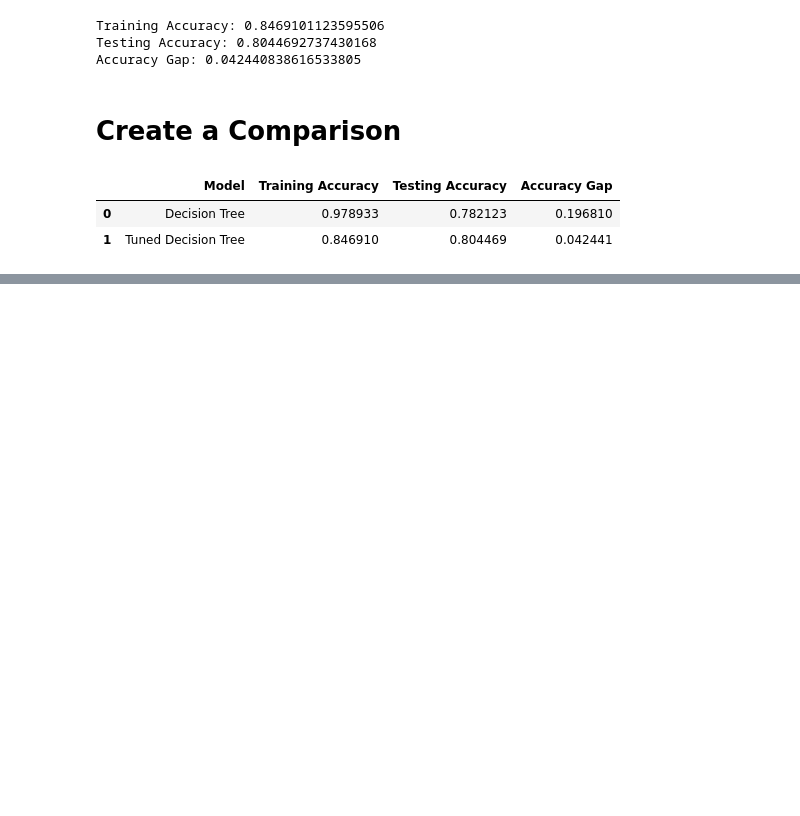
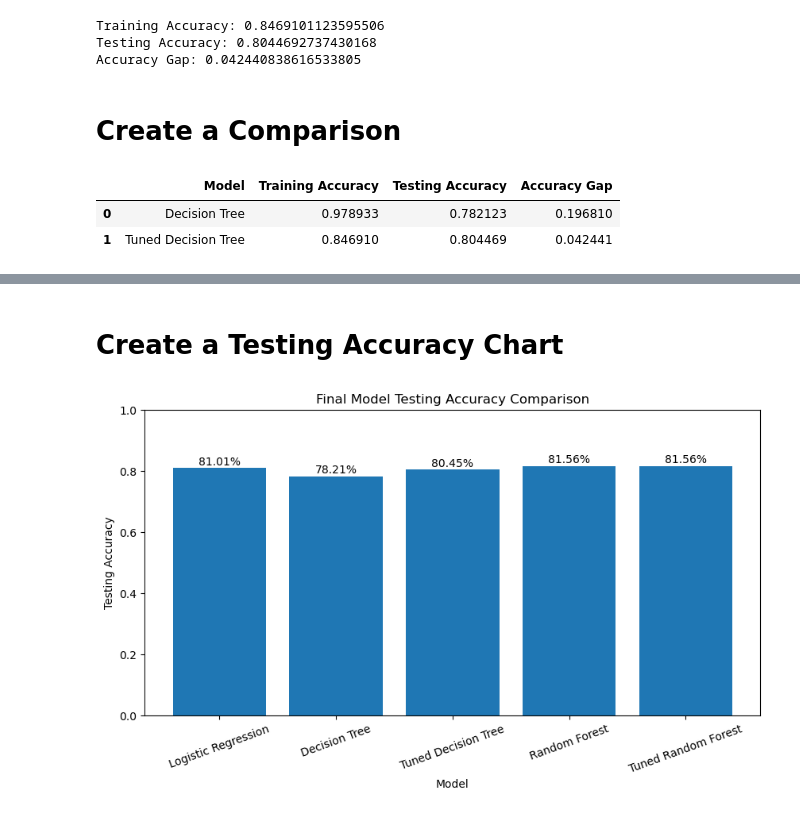
Before and after one commit to pavanpal00000-maker/Titanic--Survival-Analysis-, a Jupyter notebook: Notebooks/04_model_building.ipynb, the cells around one changed output, grey strips where cells are left out. Drawn from its saved outputs; the diff is of its cells as text; code cells hidden in the pictures; blank space fills up the shorter version.

Commit message:
Complete hyperparameter tuning and model comparison

```diff
--- a/Notebooks/04_model_building.ipynb
+++ b/Notebooks/04_model_building.ipynb
@@ -514,0 +524,8 @@ dt_comparison
+# %%
+rf_tuned = RandomForestClassifier(
+    n_estimators=100,                    # n_estimators = 100. 100 Number of trees
+    max_depth=5,
+    min_samples_split=10,
+    min_samples_leaf=5,
+    random_state=42
+)
@@ -514,0 +534,2 @@ dt_comparison
+# %%
+rf_tuned.fit(X_train,y_train)   # fit() makes the Random Forest learn patterns from your training data.
@@ -514,0 +580,7 @@ dt_comparison
+# %%
+rf_tuned_train = rf_tuned.score(X_train, y_train)
+rf_tuned_test = rf_tuned.score(X_test, y_test)
+
+print("Training Accuracy:", rf_tuned_train)
+print("Testing Accuracy:", rf_tuned_test)
+print("Accuracy Gap:", rf_tuned_train - rf_tuned_test)
@@ -514,0 +649,28 @@ dt_comparison
+# %% [markdown]
+# Create a Testing Accuracy Chart
+# %%
+plt.figure(figsize=(10, 5))
+
+bars = plt.bar(
+    final_results["Model"],
+    final_results["Testing Accuracy"]
+)
+
+plt.title("Final Model Testing Accuracy Comparison")
+plt.xlabel("Model")
+plt.ylabel("Testing Accuracy")
+plt.ylim(0, 1)
+
+plt.xticks(rotation=20)
+
+for bar, accuracy in zip(bars, final_results["Testing Accuracy"]):
+    plt.text(
+        bar.get_x() + bar.get_width() / 2,
+        bar.get_height() + 0.01,
+        f"{accuracy:.2%}",
+        ha="center"
+    )
+
+plt.show()
+# %% [output]
+[figure, added]
```
Also changed, not shown: parts of 19 cells of this notebook.
